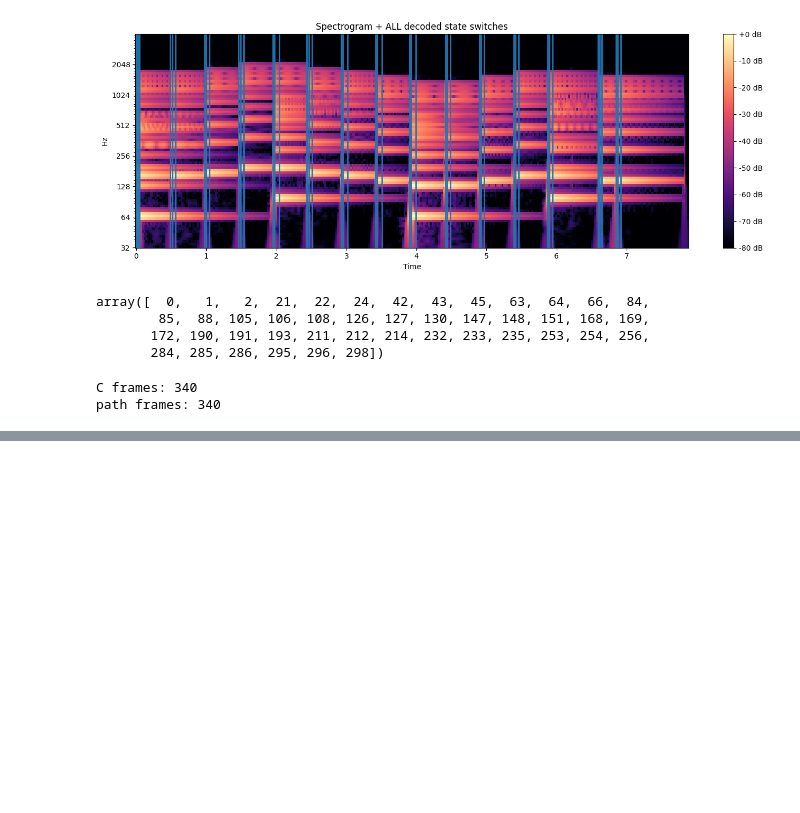
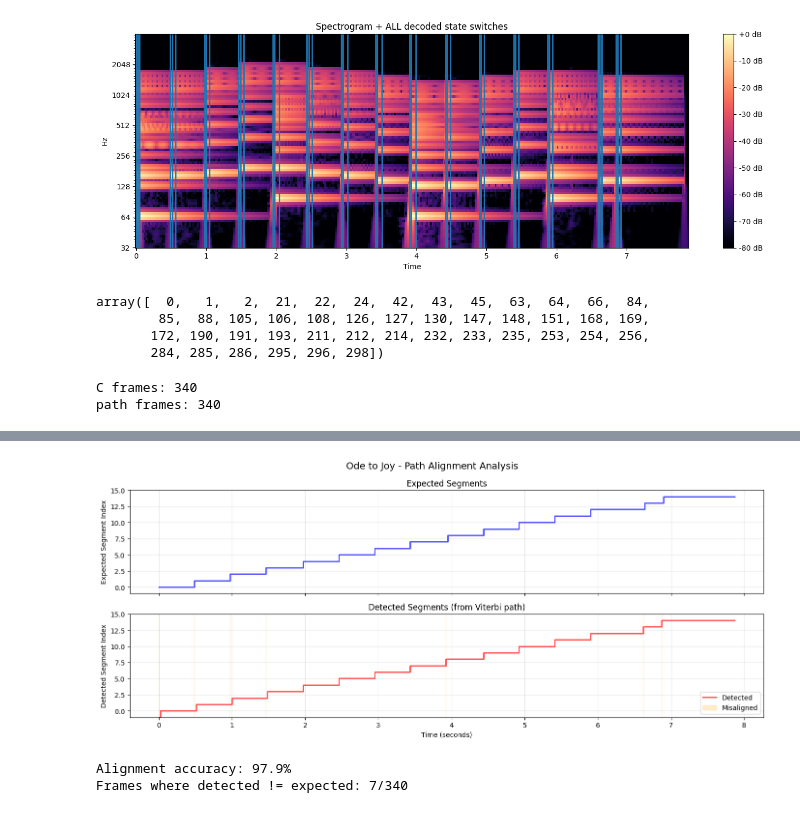
Before and after one commit to schakk34/piano_accuracy, a Jupyter notebook: HarmonyHMM.ipynb, the cells around one changed output, grey strips where cells are left out. Cells and saved outputs as stored; diff of their text form; code cells hidden in the pictures; blank space fills up the shorter version.

```diff
--- a/HarmonyHMM.ipynb
+++ b/HarmonyHMM.ipynb
@@ -703,0 +1039,20 @@ t=6.873s  enter state=43  seg=14  phase=A  pitches=(55, 62)
+# %%
+# Example: Visualize path alignment to see where HMM gets stuck
+# After running Viterbi:
+
+expected_segments = ode_segments  # or fur_elise_segments, etc.
+
+visualize_path_alignment(path, states, expected_segments, sr, hop_length=512,
+                        title="Ode to Joy - Path Alignment Analysis")
+
+# This shows:
+# - Top plot: Expected segment indices over time
+# - Bottom plot: Detected segment indices from Viterbi path
+# - Orange shading: Where detected != expected (misalignment)
+#
+# If you see the detected path "stuck" at a lower segment index than expected,
+# that's where a note was skipped and the HMM got stuck!
+# %% [output]
+[figure, added]
+Alignment accuracy: 97.9%
+Frames where detected != expected: 7/340
```
Also changed, not shown: parts of 9 cells of this notebook.
